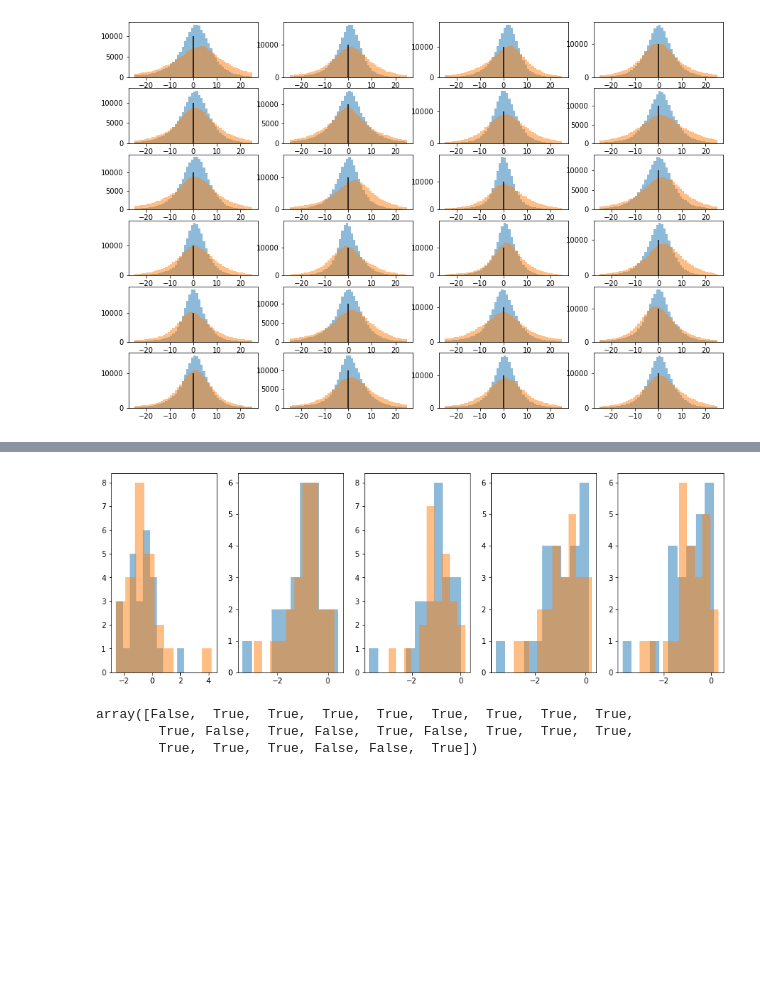
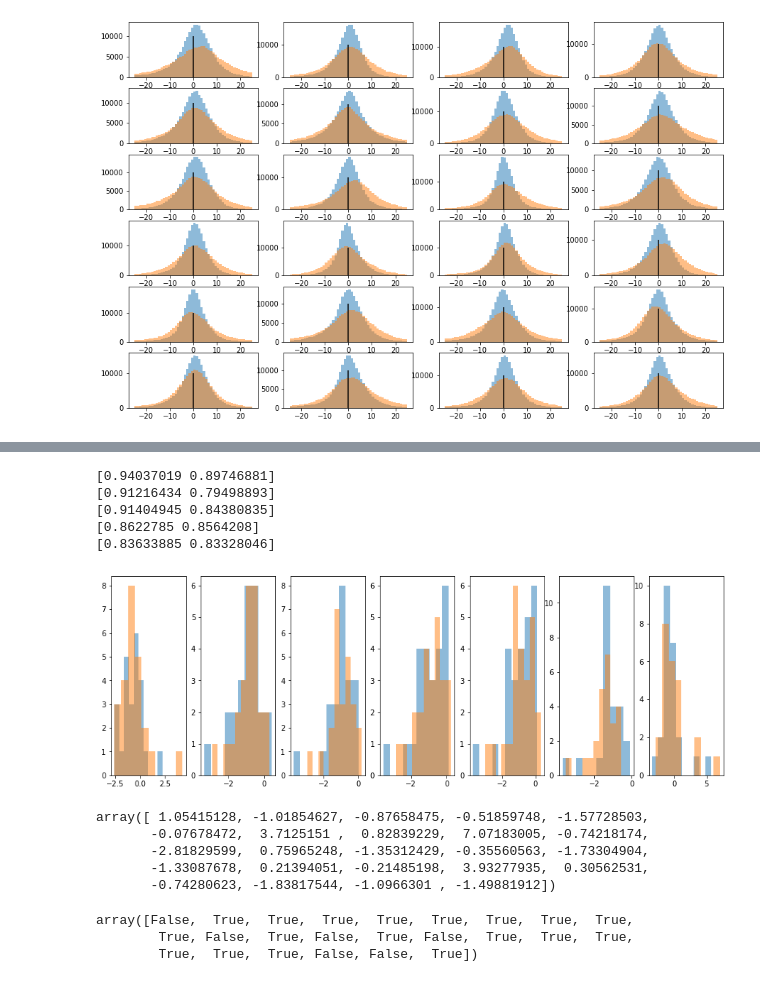
Before and after one commit to PibeChorro/Magic_fMRI, a Jupyter notebook: analysis/visualization/contrast_distribution_visualization.ipynb, the cells around one changed output, grey strips where cells are left out. Cells and saved outputs as stored; diff of their text form; code cells hidden in the pictures; blank space fills up the shorter version.

```diff
--- a/analysis/visualization/contrast_distribution_visualization.ipynb
+++ b/analysis/visualization/contrast_distribution_visualization.ipynb
@@ -24,6 +24,12 @@ RESULTS_DIR_24MP_WM_CSF_GS = os.path.join(PROJ_DIR,'derivatives','spm12','spm12-
                                'VideoTypes','6mm-smoothed-mnispace','SpecialMoment')
 RESULTS_DIR_24MP_WM2_CSF2_GS = os.path.join(PROJ_DIR,'derivatives','spm12','spm12-fla',
                                'WholeBrain_24MP_WM2_CSF2_GS','VideoTypes','6mm-smoothed-mnispace','SpecialMoment')
+RESULTS_DIR_FMRIPREP = os.path.join(PROJ_DIR,'derivatives','spm12','spm12-fla',
+                               'WholeBrain_fmriprep_GS_CSF_WM_FWD','VideoTypes','6mm-smoothed-mnispace','SpecialMoment')
+RESULTS_DIR_WM_CSF_FWD_GS_noAROMA = os.path.join(PROJ_DIR,'derivatives','spm12','spm12-fla',
+                               'WholeBrain_fmriprep_WM_CSF_FWD_GS-noAROMA','VideoTypes','6mm-smoothed-mnispace','SpecialMoment')
+
+
 subjects = glob.glob(os.path.join(RESULTS_DIR_6MP,'sub-*'))
 subjects = [os.path.basename(sub) for sub in subjects]
 subjects.sort()
@@ -146,0 +176,21 @@ for s, sub in enumerate(subjects):
+# %%
+strange_cons = [8,9] # that is Surprise>Magic before and Surprise>Control
+fig = plt.figure(figsize=(15,10))
+
+skews_no_aroma = np.zeros((len(strange_cons),len(subjects)))
+for s, sub in enumerate(subjects):
+    fig.add_subplot(6,4,s+1)
+    for c,con in enumerate(strange_cons):
+        current_con = os.path.join(RESULTS_DIR_WM_CSF_FWD_GS_noAROMA,sub, 'con_{:04}.nii'.format(con))
+
+        con_img = nib.load(current_con)
+        con_data = con_img.get_fdata()
+        con_data = con_data.flatten()
+        con_data = con_data[~np.isnan(con_data)]
+
+        skews_no_aroma[c,s] = st.skew(con_data)
+
+        plt.hist(con_data,bins=50,range=(-25, 25),alpha=1/2);
+    plt.vlines(x=0,ymin=0,ymax=10000,colors='black')
+    plt.ylim(0,20000)
+#    print('sub-{:02} min value={}    max value={}'.format(s+1,con_data.min(),con_data.max()))
@@ -147,27 +214,59 @@ for s, sub in enumerate(subjects):
+# %%
+# print(skews_sub01)
+# print(skews_fmriprep[:,0])
+# print(skews_6[:,0])
+
+print(np.median(abs(skews_6),axis=1))
+print(np.median(abs(skews_24),axis=1))
+print(np.median(abs(skews_24_WM_CSF),axis=1))
+print(np.median(abs(skews_24_WM_CSF_GS),axis=1))
+print(np.median(abs(skews_24_WM2_CSF2_GS),axis=1))
+# %% [output]
+[0.94037019 0.89746881]
+[0.91216434 0.79498893]
+[0.91404945 0.84380835]
+[0.8622785 0.8564208]
+[0.83633885 0.83328046]
 # %%
 fig = plt.figure(figsize=(15,5))
-ax0 = fig.add_subplot(151)
-ax1 = fig.add_subplot(152)
-ax2 = fig.add_subplot(153)
-ax3 = fig.add_subplot(154)
-ax4 = fig.add_subplot(155)
+ax0 = fig.add_subplot(171)
+ax1 = fig.add_subplot(172)
+ax2 = fig.add_subplot(173)
+ax3 = fig.add_subplot(174)
+ax4 = fig.add_subplot(175)
+ax5 = fig.add_subplot(176)
+ax6 = fig.add_subplot(177)
 
 ax0.hist(skews_6[0,:],alpha=.5)
 ax0.hist(skews_6[1,:],alpha=.5);
 
 ax1.hist(skews_24[0,:],alpha=.5)
 ax1.hist(skews_24[1,:],alpha=.5)
 
 ax2.hist(skews_24_WM_CSF[0,:],alpha=.5)
 ax2.hist(skews_24_WM_CSF[1,:],alpha=.5);
 
 ax3.hist(skews_24_WM_CSF_GS[0,:],alpha=.5)
 ax3.hist(skews_24_WM_CSF_GS[1,:],alpha=.5);
 
 ax4.hist(skews_24_WM2_CSF2_GS[0,:],alpha=.5)
 ax4.hist(skews_24_WM2_CSF2_GS[1,:],alpha=.5);
+
+ax5.hist(skews_fmriprep[0,:],alpha=.5)
+ax5.hist(skews_fmriprep[1,:],alpha=.5);
+
+ax6.hist(skews_no_aroma[0,:],alpha=.5)
+ax6.hist(skews_no_aroma[1,:],alpha=.5);
 # %% [output]
-[figure, old version]
+[figure, new version]
+# %%
+skews_no_aroma[1,:]
+# %% [output]
+array([ 1.05415128, -1.01854627, -0.87658475, -0.51859748, -1.57728503,
+       -0.07678472,  3.7125151 ,  0.82839229,  7.07183005, -0.74218174,
+       -2.81829599,  0.75965248, -1.35312429, -0.35560563, -1.73304904,
+       -1.33087678,  0.21394051, -0.21485198,  3.93277935,  0.30562531,
+       -0.74280623, -1.83817544, -1.0966301 , -1.49881912])
 # %%
 skews_24_WM2_CSF2_GS.mean(axis=0)>np.quantile(skews_24_WM2_CSF2_GS.mean(axis=0),.25)
 # %% [output]
```
Also changed, not shown: parts of 6 cells of this notebook, 3 other files.
